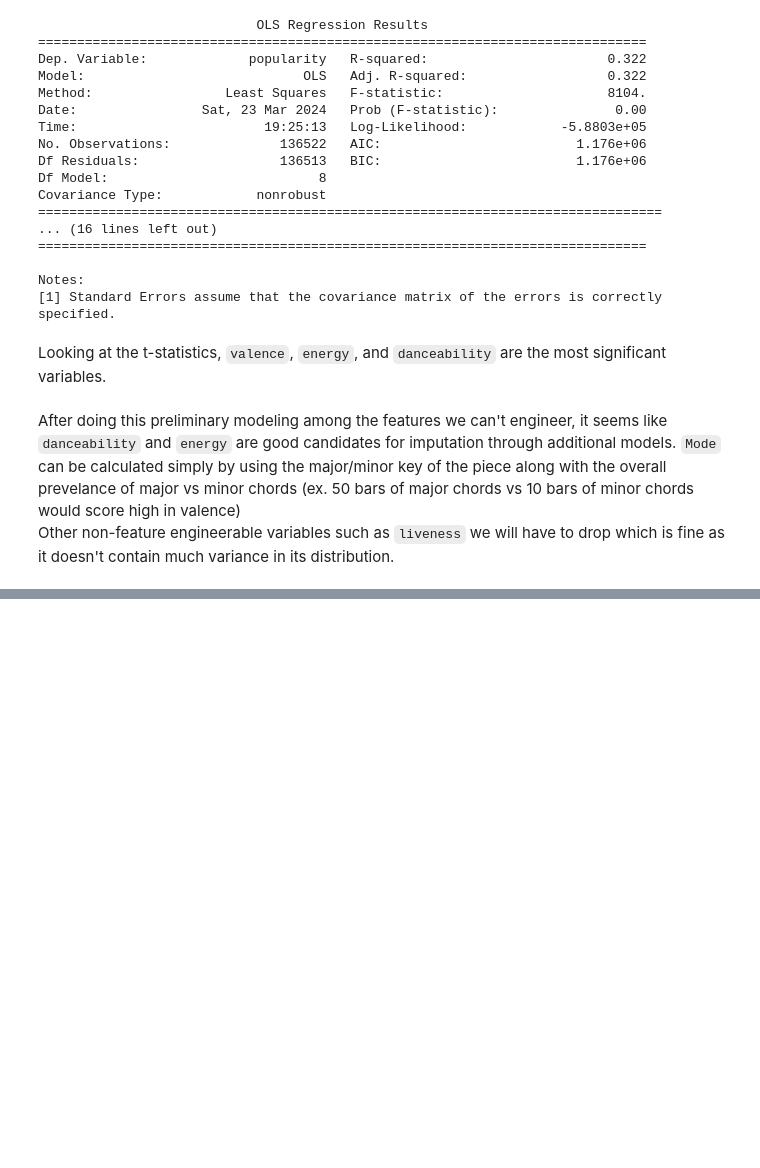
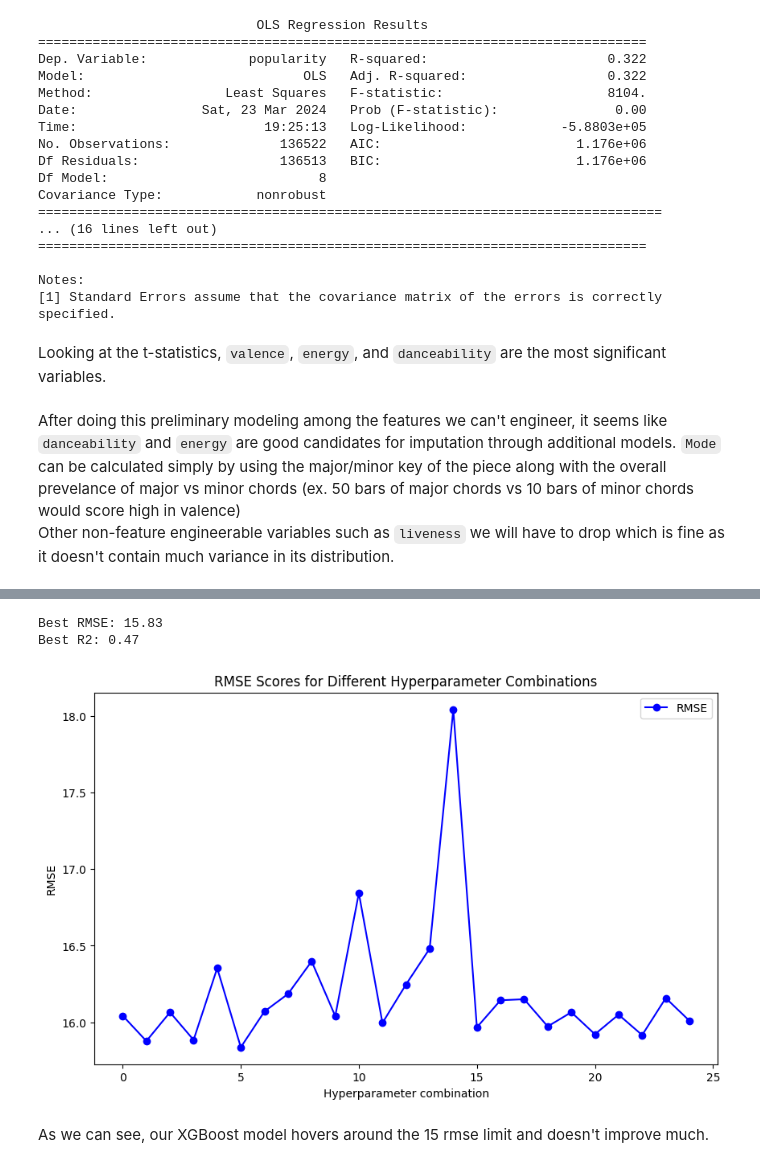
Before and after one commit to brianellis1997/Music_Generation, a Jupyter notebook: Popularity_Model.ipynb, the cells around one changed output, grey strips where cells are left out. Saved outputs shown, nothing was run; the diff lists cells and outputs as text; code cells hidden in the pictures; blank space fills up the shorter version.

Commit message:
Modeling XGboost and Random Forest

```diff
--- a/Popularity_Model.ipynb
+++ b/Popularity_Model.ipynb
@@ -740,0 +760,3 @@ After doing this preliminary modeling among the features we can't engineer, it s
+# %%
+rf = RandomForestRegressor()
+rf.fit(X_train_scaled, y_train)
@@ -740,0 +784,3 @@ After doing this preliminary modeling among the features we can't engineer, it s
+# %%
+xgb = XGBRegressor()
+xgb.fit(X_train_scaled, y_train)
@@ -740,0 +812,24 @@ After doing this preliminary modeling among the features we can't engineer, it s
+# %%
+# define hyperparameter space
+from sklearn.model_selection import RandomizedSearchCV
+
+param_dist = {
+    'n_estimators': [100, 200, 300, 400, 500],
+    'learning_rate': [0.01, 0.05, 0.1, 0.2],
+    'max_depth': [3, 4, 5, 6, 7],
+    'min_child_weight': [1, 2, 3, 4],
+    'gamma': [0, 0.1, 0.2, 0.3, 0.4],
+    'subsample': [0.6, 0.7, 0.8, 0.9, 1.0],
+    'colsample_bytree': [0.6, 0.7, 0.8, 0.9, 1.0],
+}
+# %%
+# Initialize the XGBRegressor
+xgb = XGBRegressor()
+
+# Setup RandomizedSearchCV
+random_search = RandomizedSearchCV(xgb, param_distributions=param_dist,
+                                   n_iter=25, scoring='neg_mean_squared_error',
+                                   n_jobs=-1, cv=5, verbose=3, random_state=22)
+
+# Fit RandomizedSearchCV
+random_search.fit(X_train_scaled, y_train)
@@ -740,0 +855,35 @@ After doing this preliminary modeling among the features we can't engineer, it s
+# %%
+# Evaluate best model
+best_model = random_search.best_estimator_
+
+# Making predictions with the best model
+y_pred = best_model.predict(X_test_scaled)
+
+# Calculate RMSE and R2 for the best model
+rmse_best = np.sqrt(mean_squared_error(y_test, y_pred))
+r2_best = r2_score(y_test, y_pred)
+
+print(f"Best RMSE: {rmse_best:.2f}")
+print(f"Best R2: {r2_best:.2f}")
+# %% [output]
+Best RMSE: 15.83
+Best R2: 0.47
+# %%
+# Plot
+import matplotlib.pyplot as plt
+
+# Extract the mean test scores (neg_mean_squared_error) and convert to RMSE
+mean_test_scores = np.sqrt(-random_search.cv_results_['mean_test_score'])
+
+# Plotting RMSE scores from Random Search
+plt.figure(figsize=(10, 6))
+plt.plot(range(len(mean_test_scores)), mean_test_scores, marker='o', color='b', label='RMSE')
+plt.title('RMSE Scores for Different Hyperparameter Combinations')
+plt.xlabel('Hyperparameter combination')
+plt.ylabel('RMSE')
+plt.legend()
+plt.show()
+# %% [output]
+[figure, added]
+# %% [markdown]
+As we can see, our XGBoost model hovers around the 15 rmse limit and doesn't improve much.
```
Also changed, not shown: parts of 38 cells of this notebook.
